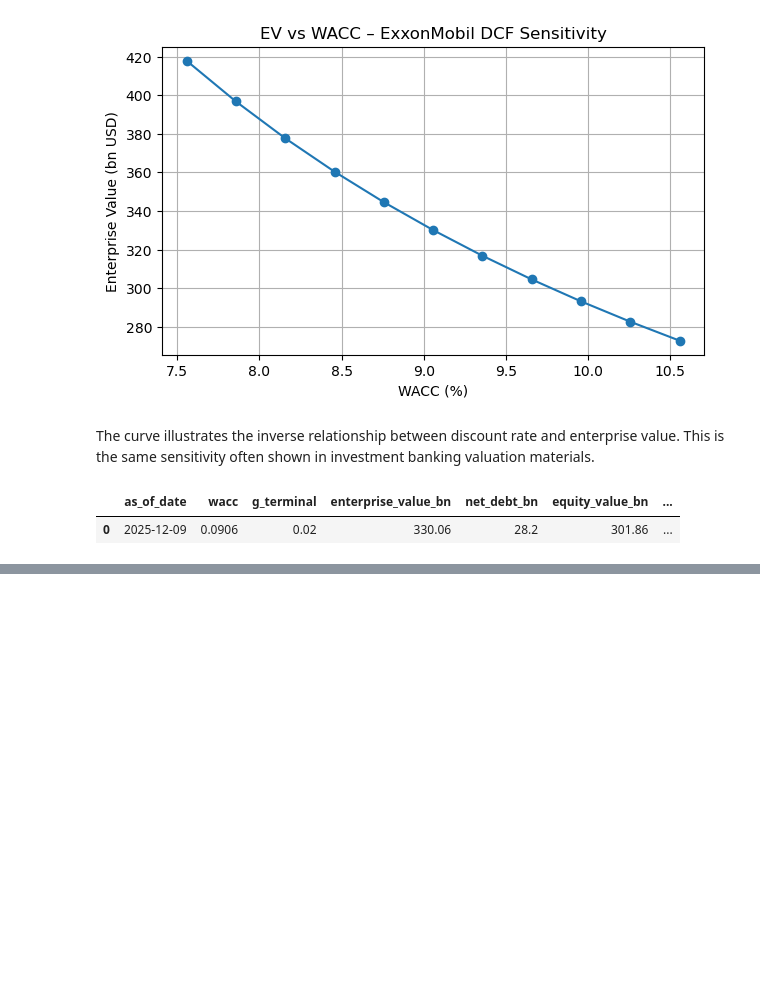
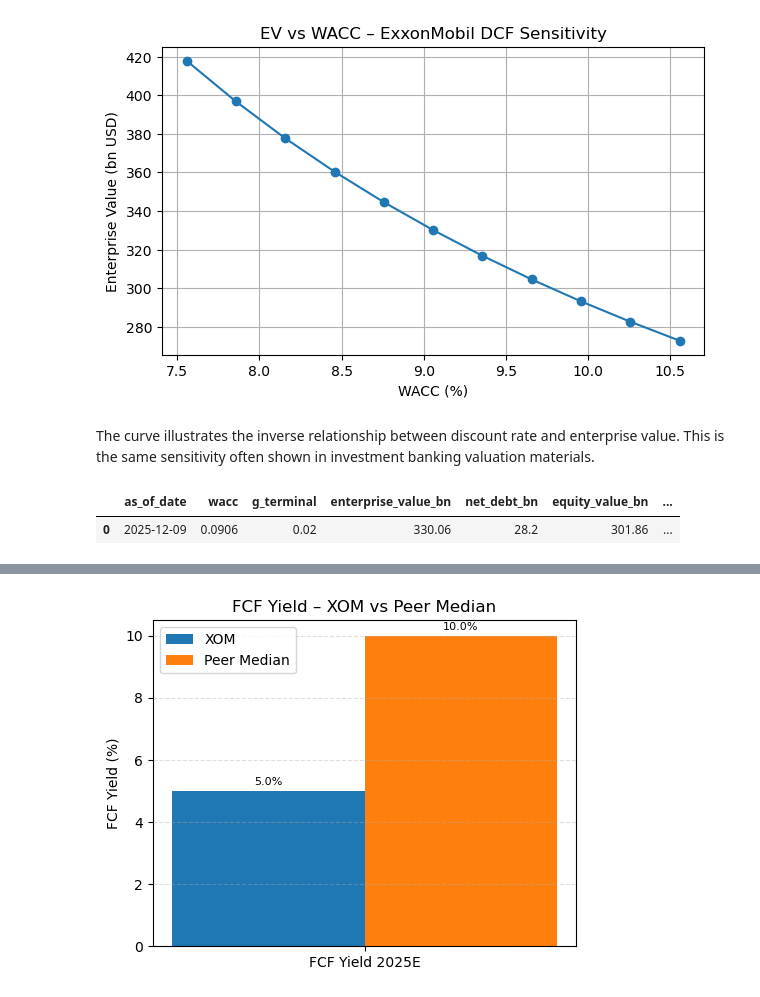
Before and after one commit to boztosunmelis-digi/exxonmobil-valuation, a Jupyter notebook: notebooks/valuation_demo.ipynb, the cells around one changed output, grey strips where cells are left out. Drawn from its saved outputs; the diff is of its cells as text; code cells hidden in the pictures; blank space fills up the shorter version.

```diff
--- a/notebooks/valuation_demo.ipynb
+++ b/notebooks/valuation_demo.ipynb
@@ -523,0 +719,41 @@ df_output
+# %%
+labels_yield = ["FCF Yield 2025E"]
+x2 = np.arange(len(labels_yield))
+width2 = 0.35
+
+xom_yield = [xom_row["FCF_Yield_2025E"]]
+peer_yield = [peer_medians["FCF_Yield_2025E"]]
+
+fig, ax = plt.subplots(figsize=(5, 4))
+
+bars_xom_y = ax.bar(x2 - width2/2, xom_yield, width2,
+                    label="XOM",
+                    color="#1f77b4")
+bars_peer_y = ax.bar(x2 + width2/2, peer_yield, width2,
+                     label="Peer Median",
+                     color="#ff7f0e")
+
+ax.set_xticks(x2)
+ax.set_xticklabels(labels_yield)
+ax.set_ylabel("FCF Yield (%)")
+ax.set_title("FCF Yield – XOM vs Peer Median")
+ax.legend()
+ax.grid(axis="y", linestyle="--", alpha=0.4)
+
+for bars in [bars_xom_y, bars_peer_y]:
+    for bar in bars:
+        h = bar.get_height()
+        ax.annotate(
+            f"{h:.1f}%",
+            xy=(bar.get_x() + bar.get_width() / 2, h),
+            xytext=(0, 3),
+            textcoords="offset points",
+            ha="center",
+            va="bottom",
+            fontsize=8
+        )
+
+plt.tight_layout()
+plt.show()
+# %% [output]
+[figure, added]
```
Also changed, not shown: parts of 25 cells of this notebook, 3 other files.
